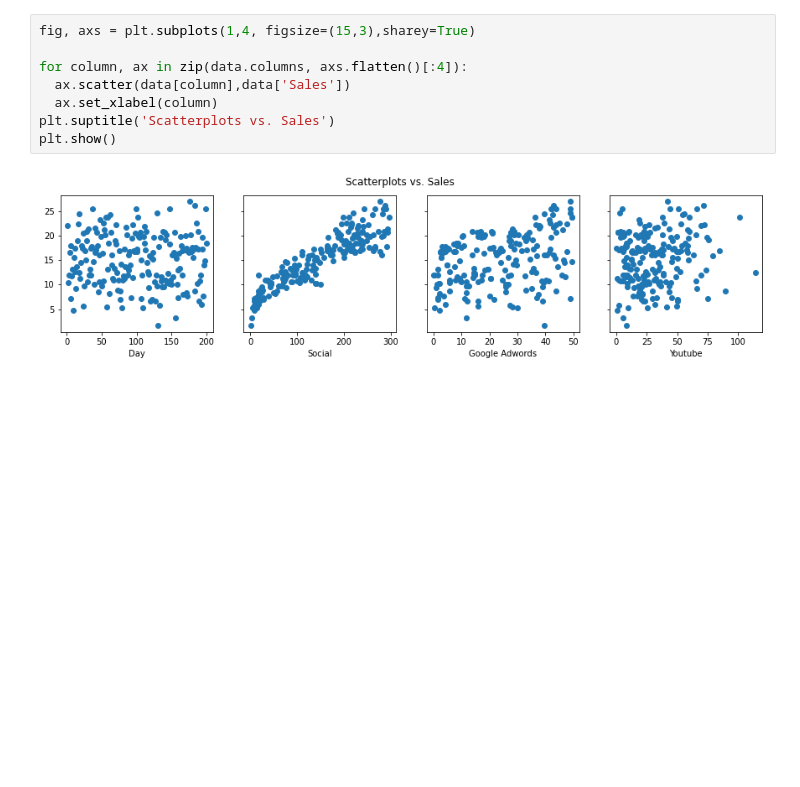
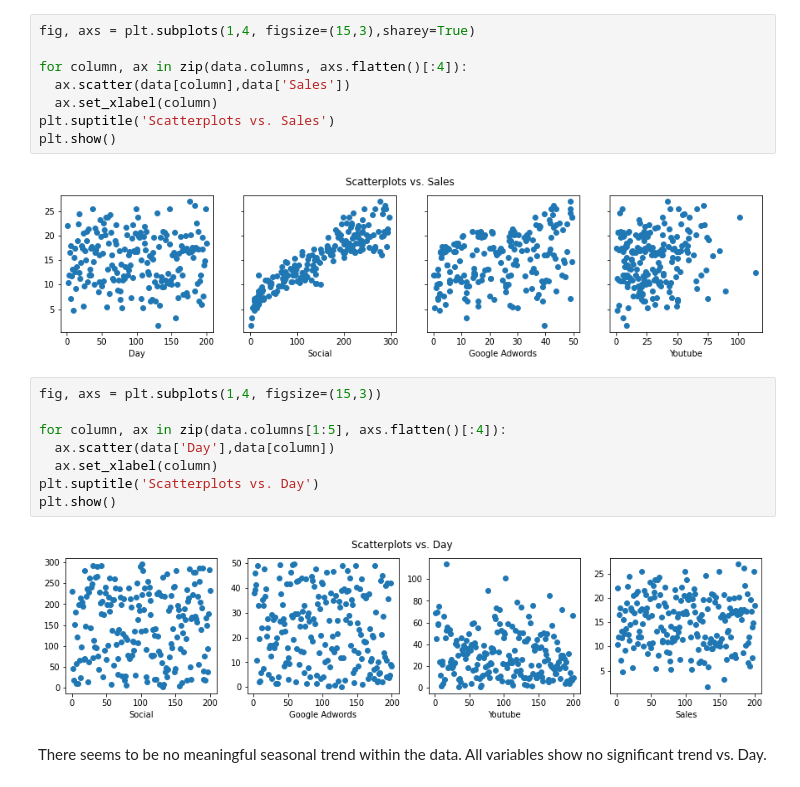
Before and after one commit to SteveGrimm/Unit1_Project2, a Jupyter notebook: Project3.ipynb, the cells around one changed output. Saved outputs shown, nothing was run; the diff lists cells and outputs as text; blank space fills up the shorter version.

```diff
--- a/Project3.ipynb
+++ b/Project3.ipynb
@@ -99,3 +103,15 @@ plt.suptitle('Scatterplots vs. Sales')
 plt.show()
 # %% [output]
 [figure]
+# %%
+fig, axs = plt.subplots(1,4, figsize=(15,3))
+
+for column, ax in zip(data.columns[1:5], axs.flatten()[:4]):
+  ax.scatter(data['Day'],data[column])
+  ax.set_xlabel(column)
+plt.suptitle('Scatterplots vs. Day')
+plt.show()
+# %% [output]
+[figure, added]
+# %% [markdown]
+There seems to be no meaningful seasonal trend within the data. All variables show no significant trend vs. Day.
```
Also changed, not shown: parts of 31 cells of this notebook.
